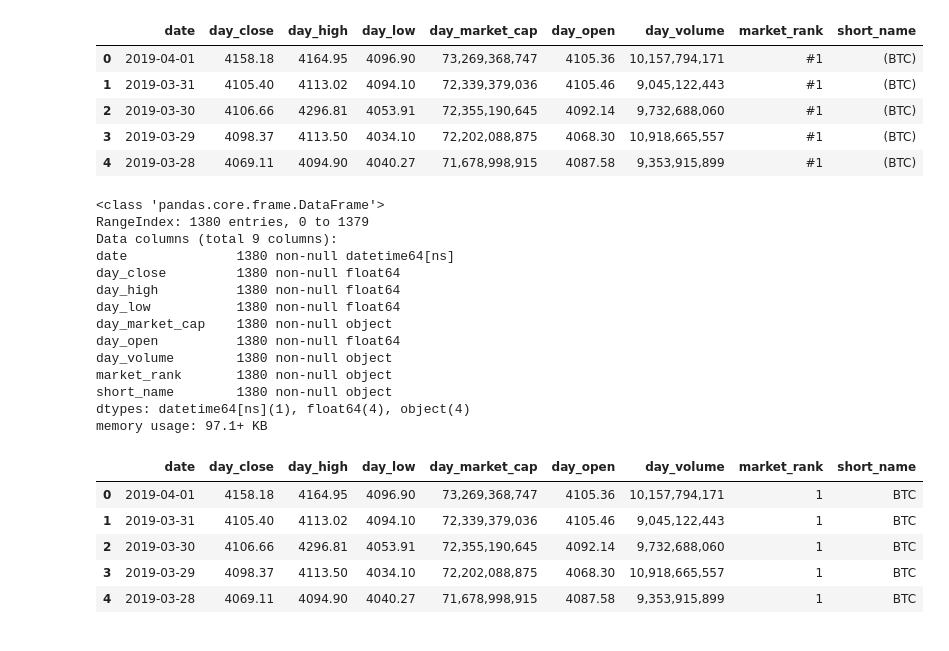
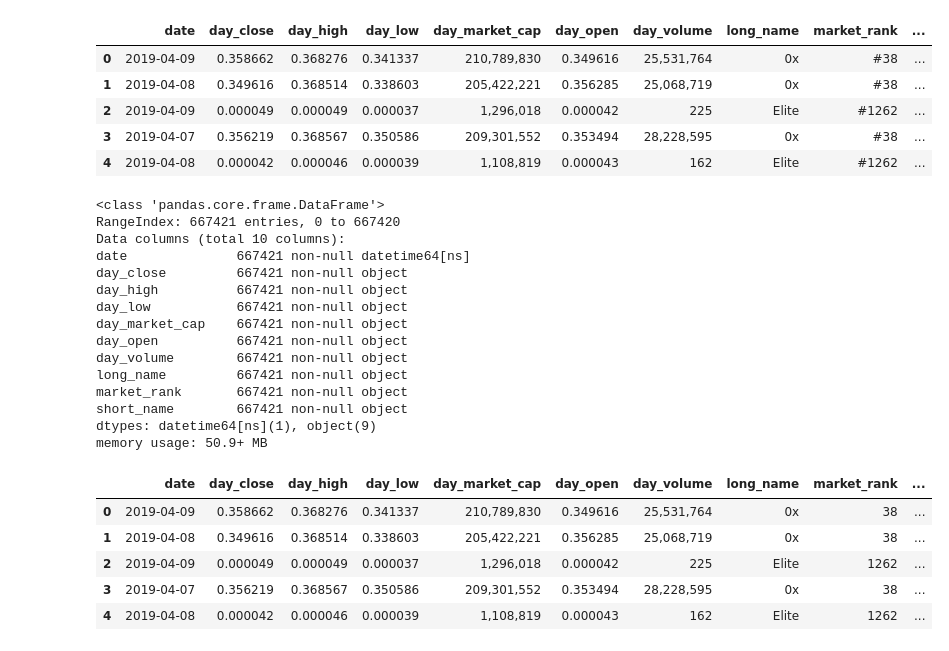
Before and after one commit to alexgoldsmith/coinbot, a Jupyter notebook: crypto_notebook.ipynb, the cells around one changed output. Saved outputs shown, nothing was run; the diff lists cells and outputs as text; code cells hidden in the pictures.

```diff
--- a/crypto_notebook.ipynb
+++ b/crypto_notebook.ipynb
@@ -11,65 +11,66 @@ from statsmodels.tsa.arima_model import ARMA
 %matplotlib inline
 # %%
 #Read data to DataFrame
-df = pd.read_json('D:/Users/Alex/Documents/currencies_old.json')
+df = pd.read_json('currencies.json')
 # %%
 #Let's get a sense of the data
 df.head()
 # %% [output]
-|  | date | day_close | day_high | day_low | day_market_cap | day_open | day_volume | market_rank | short_name |
-| 0 | 2019-04-01 | 4158.18 | 4164.95 | 4096.90 | 73,269,368,747 | 4105.36 | 10,157,794,171 | #1 | (BTC) |
-| 1 | 2019-03-31 | 4105.40 | 4113.02 | 4094.10 | 72,339,379,036 | 4105.46 | 9,045,122,443 | #1 | (BTC) |
-| 2 | 2019-03-30 | 4106.66 | 4296.81 | 4053.91 | 72,355,190,645 | 4092.14 | 9,732,688,060 | #1 | (BTC) |
-| 3 | 2019-03-29 | 4098.37 | 4113.50 | 4034.10 | 72,202,088,875 | 4068.30 | 10,918,665,557 | #1 | (BTC) |
-| 4 | 2019-03-28 | 4069.11 | 4094.90 | 4040.27 | 71,678,998,915 | 4087.58 | 9,353,915,899 | #1 | (BTC) |
+|  | date | day_close | day_high | day_low | day_market_cap | day_open | day_volume | long_name | market_rank | ... |
+| 0 | 2019-04-09 | 0.358662 | 0.368276 | 0.341337 | 210,789,830 | 0.349616 | 25,531,764 | 0x | #38 | ... |
+| 1 | 2019-04-08 | 0.349616 | 0.368514 | 0.338603 | 205,422,221 | 0.356285 | 25,068,719 | 0x | #38 | ... |
+| 2 | 2019-04-09 | 0.000049 | 0.000049 | 0.000037 | 1,296,018 | 0.000042 | 225 | Elite | #1262 | ... |
+| 3 | 2019-04-07 | 0.356219 | 0.368567 | 0.350586 | 209,301,552 | 0.353494 | 28,228,595 | 0x | #38 | ... |
+| 4 | 2019-04-08 | 0.000042 | 0.000046 | 0.000039 | 1,108,819 | 0.000043 | 162 | Elite | #1262 | ... |
 # %%
 #DataFrame structure
 df.info()
 # %% [output]
 <class 'pandas.core.frame.DataFrame'>
-RangeIndex: 1380 entries, 0 to 1379
-Data columns (total 9 columns):
-date              1380 non-null datetime64[ns]
-day_close         1380 non-null float64
-day_high          1380 non-null float64
-day_low           1380 non-null float64
-day_market_cap    1380 non-null object
-day_open          1380 non-null float64
-day_volume        1380 non-null object
-market_rank       1380 non-null object
-short_name        1380 non-null object
-dtypes: datetime64[ns](1), float64(4), object(4)
-memory usage: 97.1+ KB
+RangeIndex: 667421 entries, 0 to 667420
+Data columns (total 10 columns):
+date              667421 non-null datetime64[ns]
+day_close         667421 non-null object
+day_high          667421 non-null object
+day_low           667421 non-null object
+day_market_cap    667421 non-null object
+day_open          667421 non-null object
+day_volume        667421 non-null object
+long_name         667421 non-null object
+market_rank       667421 non-null object
+short_name        667421 non-null object
+dtypes: datetime64[ns](1), object(9)
+memory usage: 50.9+ MB
 # %%
 #Clean market rank variable
-#df['market_rank'] = (
-#df['market_rank']
-#    .str.replace('#','')
-#    .astype(int)
-#)
+df['market_rank'] = (
+df['market_rank']
+    .str.replace('#','')
+    .astype(int)
+)
 
 #Clean short name variable
 df['short_name'] = (
 df['short_name']
     .str.replace('(','')
     .str.replace(')','')
 )
 
 #Clean day close variable
-#df['day_close'] =  (
-#df['day_close']
-#    .str.replace(',','')
-#    .astype(float)
-#)
+df['day_close'] =  (
+df['day_close']
+    .str.replace(',','')
+    .astype(float)
+)
 #Check results
 df.head()
 # %% [output]
-|  | date | day_close | day_high | day_low | day_market_cap | day_open | day_volume | market_rank | short_name |
-| 0 | 2019-04-01 | 4158.18 | 4164.95 | 4096.90 | 73,269,368,747 | 4105.36 | 10,157,794,171 | 1 | BTC |
-| 1 | 2019-03-31 | 4105.40 | 4113.02 | 4094.10 | 72,339,379,036 | 4105.46 | 9,045,122,443 | 1 | BTC |
-| 2 | 2019-03-30 | 4106.66 | 4296.81 | 4053.91 | 72,355,190,645 | 4092.14 | 9,732,688,060 | 1 | BTC |
-| 3 | 2019-03-29 | 4098.37 | 4113.50 | 4034.10 | 72,202,088,875 | 4068.30 | 10,918,665,557 | 1 | BTC |
-| 4 | 2019-03-28 | 4069.11 | 4094.90 | 4040.27 | 71,678,998,915 | 4087.58 | 9,353,915,899 | 1 | BTC |
+|  | date | day_close | day_high | day_low | day_market_cap | day_open | day_volume | long_name | market_rank | ... |
+| 0 | 2019-04-09 | 0.358662 | 0.368276 | 0.341337 | 210,789,830 | 0.349616 | 25,531,764 | 0x | 38 | ... |
+| 1 | 2019-04-08 | 0.349616 | 0.368514 | 0.338603 | 205,422,221 | 0.356285 | 25,068,719 | 0x | 38 | ... |
+| 2 | 2019-04-09 | 0.000049 | 0.000049 | 0.000037 | 1,296,018 | 0.000042 | 225 | Elite | 1262 | ... |
+| 3 | 2019-04-07 | 0.356219 | 0.368567 | 0.350586 | 209,301,552 | 0.353494 | 28,228,595 | 0x | 38 | ... |
+| 4 | 2019-04-08 | 0.000042 | 0.000046 | 0.000039 | 1,108,819 | 0.000043 | 162 | Elite | 1262 | ... |
 # %%
 #Sort DataFrame
 df.sort_values(['market_rank', 'date'], ascending = [True, True], inplace = True)
```
Also changed, not shown: parts of 4 cells of this notebook, 1 other file.
